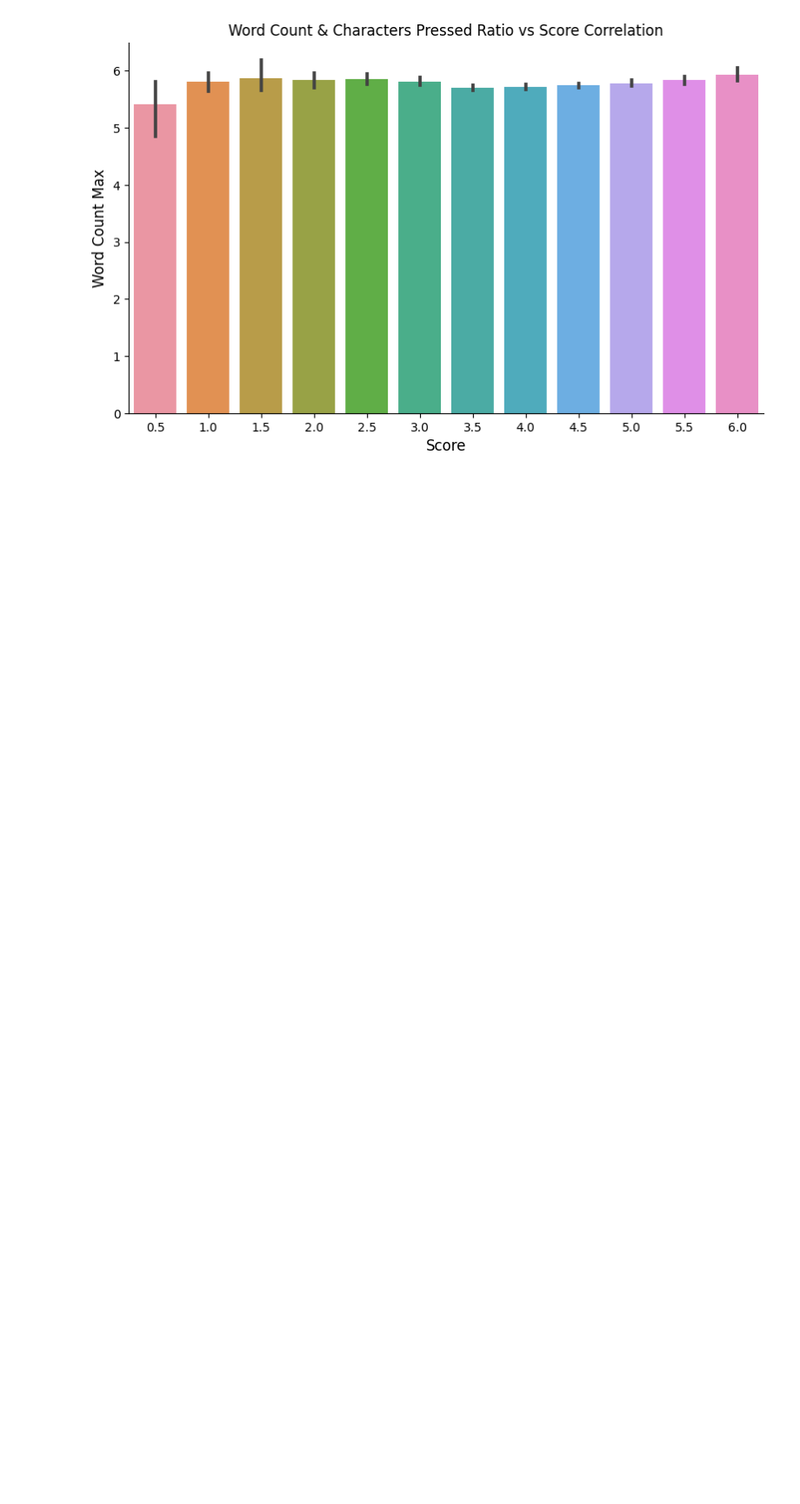
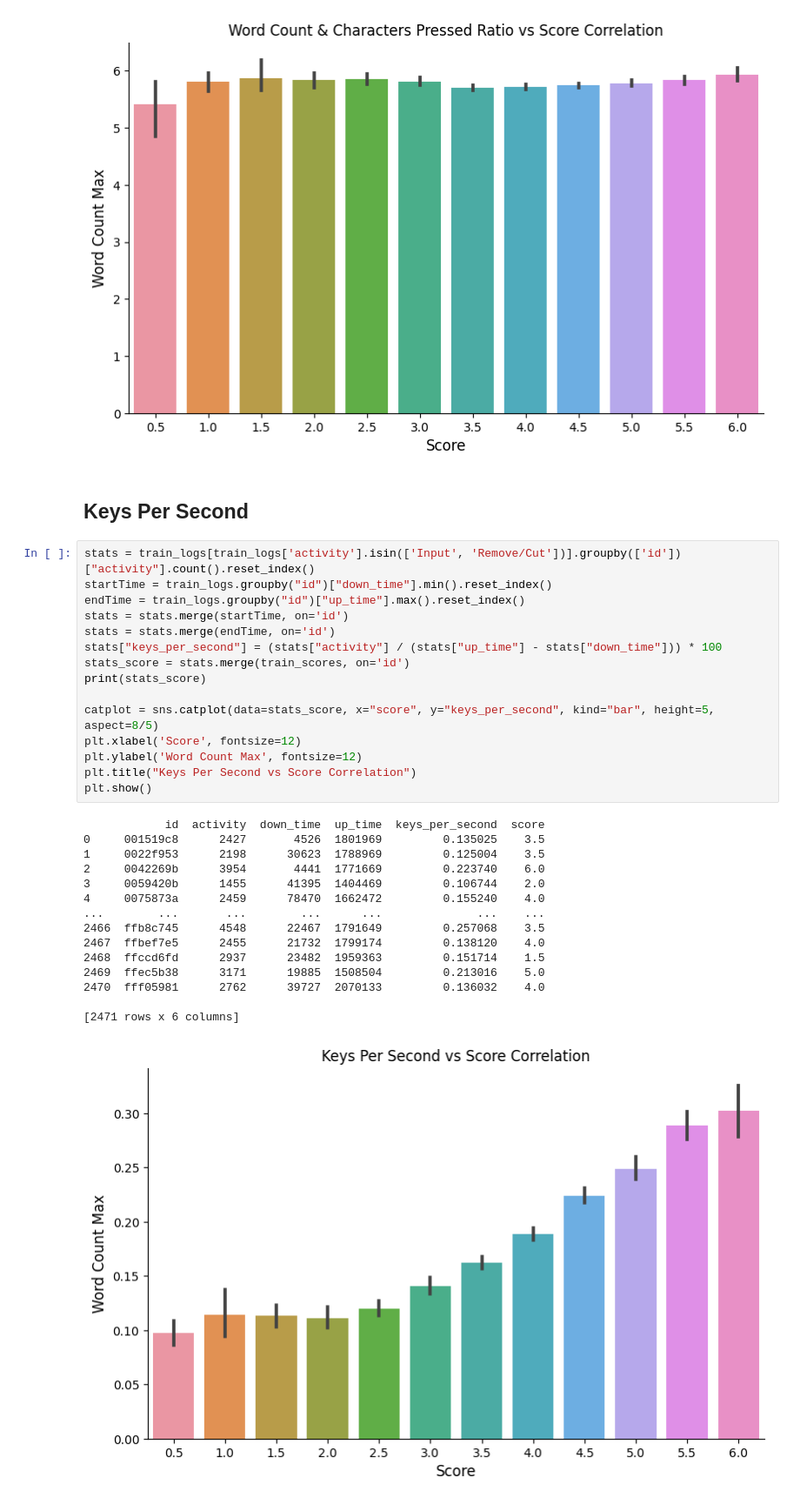
Before and after one commit to DarknessNotFound/WritingQuality, a Jupyter notebook: data_analysis.ipynb, the cells around one changed output. Shown at 87% size. Cells and saved outputs as stored; diff of their text form; blank space fills up the shorter version.

Commit message:
data_analysis

```diff
--- a/data_analysis.ipynb
+++ b/data_analysis.ipynb
@@ -1002,3 +1002,36 @@ plt.show()
 
 [2471 rows x 5 columns]
 [figure]
+# %% [markdown]
+## Keys Per Second
+# %%
+stats = train_logs[train_logs['activity'].isin(['Input', 'Remove/Cut'])].groupby(['id'])["activity"].count().reset_index()
+startTime = train_logs.groupby("id")["down_time"].min().reset_index()
+endTime = train_logs.groupby("id")["up_time"].max().reset_index()
+stats = stats.merge(startTime, on='id')
+stats = stats.merge(endTime, on='id')
+stats["keys_per_second"] = (stats["activity"] / (stats["up_time"] - stats["down_time"])) * 100
+stats_score = stats.merge(train_scores, on='id')
+print(stats_score)
+
+catplot = sns.catplot(data=stats_score, x="score", y="keys_per_second", kind="bar", height=5, aspect=8/5)
+plt.xlabel('Score', fontsize=12)
+plt.ylabel('Word Count Max', fontsize=12)
+plt.title("Keys Per Second vs Score Correlation")
+plt.show()
+# %% [output]
+            id  activity  down_time  up_time  keys_per_second  score
+0     001519c8      2427       4526  1801969         0.135025    3.5
+1     0022f953      2198      30623  1788969         0.125004    3.5
+2     0042269b      3954       4441  1771669         0.223740    6.0
+3     0059420b      1455      41395  1404469         0.106744    2.0
+4     0075873a      2459      78470  1662472         0.155240    4.0
+...        ...       ...        ...      ...              ...    ...
+2466  ffb8c745      4548      22467  1791649         0.257068    3.5
+2467  ffbef7e5      2455      21732  1799174         0.138120    4.0
+2468  ffccd6fd      2937      23482  1959363         0.151714    1.5
+2469  ffec5b38      3171      19885  1508504         0.213016    5.0
+2470  fff05981      2762      39727  2070133         0.136032    4.0
+
+[2471 rows x 6 columns]
+[figure, added]
```
